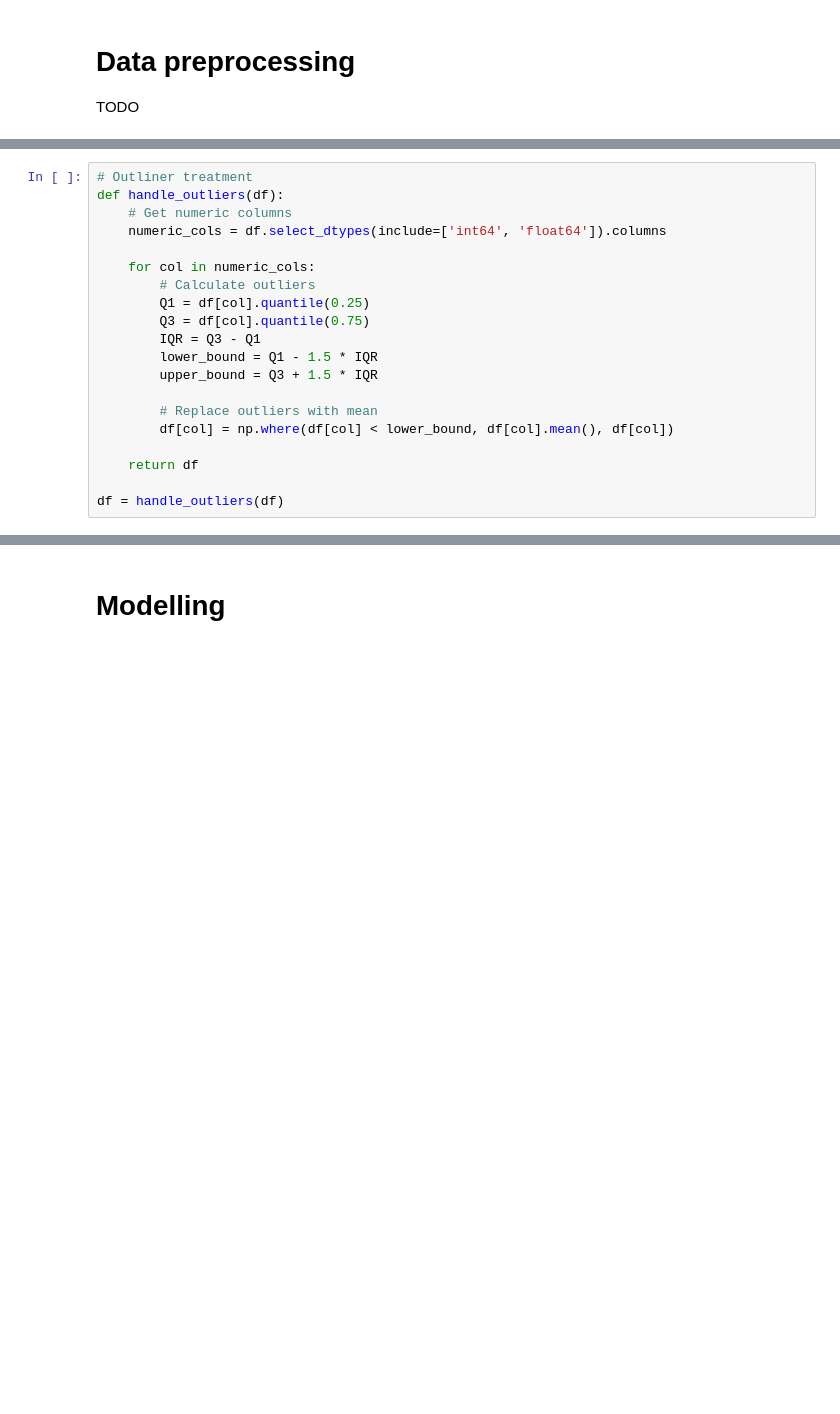
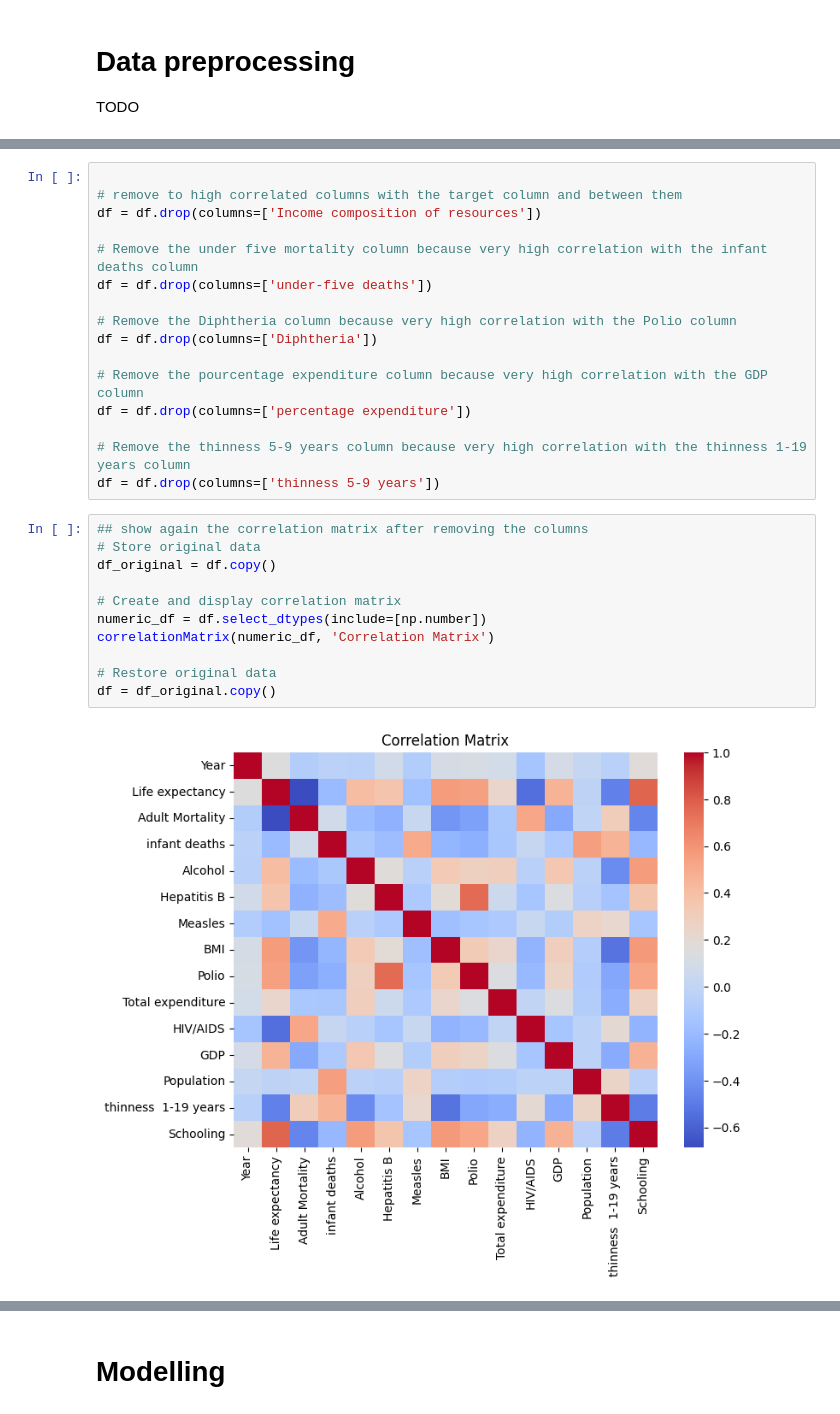
Before and after one commit to davidmarsoni/ml-project, a Jupyter notebook: Mini-Project/Mini-Project DM_ZF.ipynb, the cells around one changed output, grey strips where cells are left out. Saved outputs shown, nothing was run; the diff lists cells and outputs as text; blank space fills up the shorter version.

```diff
--- a/Mini-Project/Mini-Project DM_ZF.ipynb
+++ b/Mini-Project/Mini-Project DM_ZF.ipynb
@@ -328,21 +337,30 @@ Outlier values: [491. 566. 652. 693. 699. 679. 647. 466. 472. 473. 473. 467. 461
-# %%
-# Outliner treatment
-def handle_outliers(df):
-    # Get numeric columns
-    numeric_cols = df.select_dtypes(include=['int64', 'float64']).columns
-
-    for col in numeric_cols:
-        # Calculate outliers
-        Q1 = df[col].quantile(0.25)
-        Q3 = df[col].quantile(0.75)
-        IQR = Q3 - Q1
-        lower_bound = Q1 - 1.5 * IQR
-        upper_bound = Q3 + 1.5 * IQR
-
-        # Replace outliers with mean
-        df[col] = np.where(df[col] < lower_bound, df[col].mean(), df[col])
-
-    return df
-
-df = handle_outliers(df)
+# %%
+
+# remove to high correlated columns with the target column and between them
+df = df.drop(columns=['Income composition of resources'])
+
+# Remove the under five mortality column because very high correlation with the infant deaths column
+df = df.drop(columns=['under-five deaths'])
+
+# Remove the Diphtheria column because very high correlation with the Polio column
+df = df.drop(columns=['Diphtheria'])
+
+# Remove the pourcentage expenditure column because very high correlation with the GDP column
+df = df.drop(columns=['percentage expenditure'])
+
+# Remove the thinness 5-9 years column because very high correlation with the thinness 1-19 years column
+df = df.drop(columns=['thinness 5-9 years'])
+# %%
+## show again the correlation matrix after removing the columns
+# Store original data
+df_original = df.copy()
+
+# Create and display correlation matrix
+numeric_df = df.select_dtypes(include=[np.number])
+correlationMatrix(numeric_df, 'Correlation Matrix')
+
+# Restore original data
+df = df_original.copy()
+# %% [output]
+[figure, added]
 # %%
```
Also changed, not shown: parts of 24 cells of this notebook.
